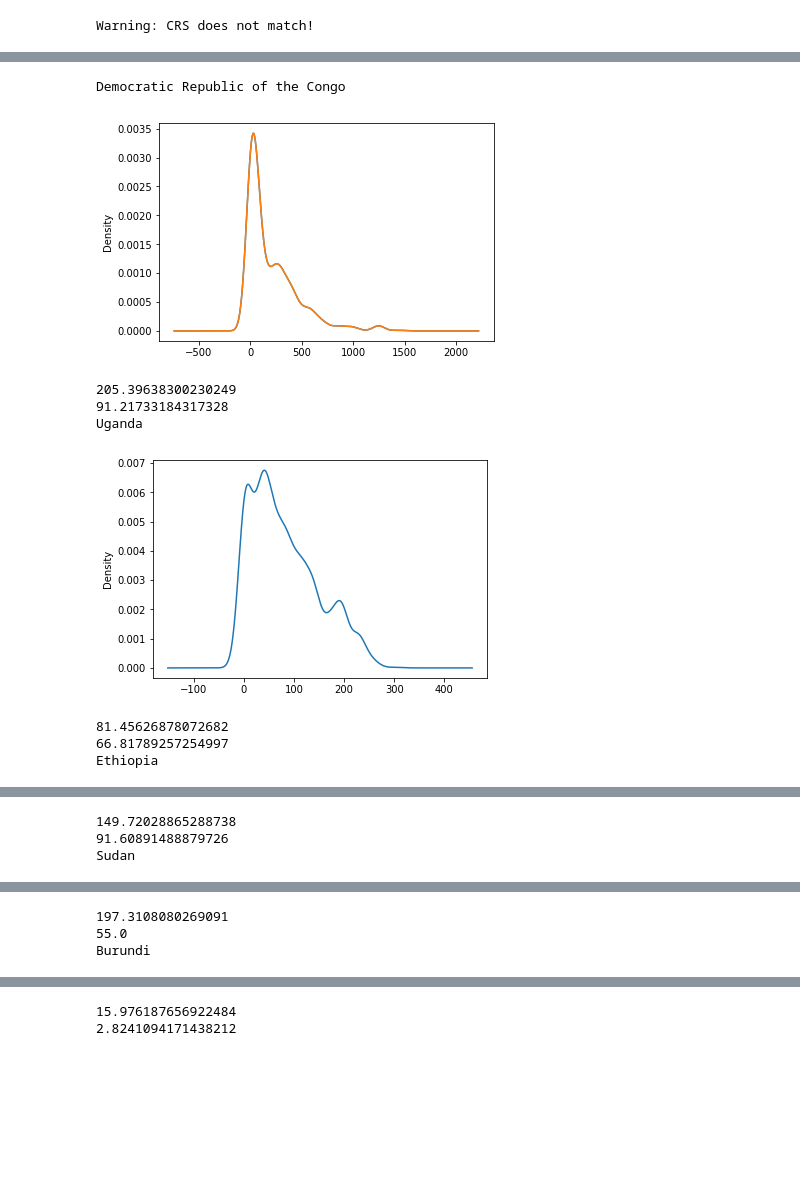
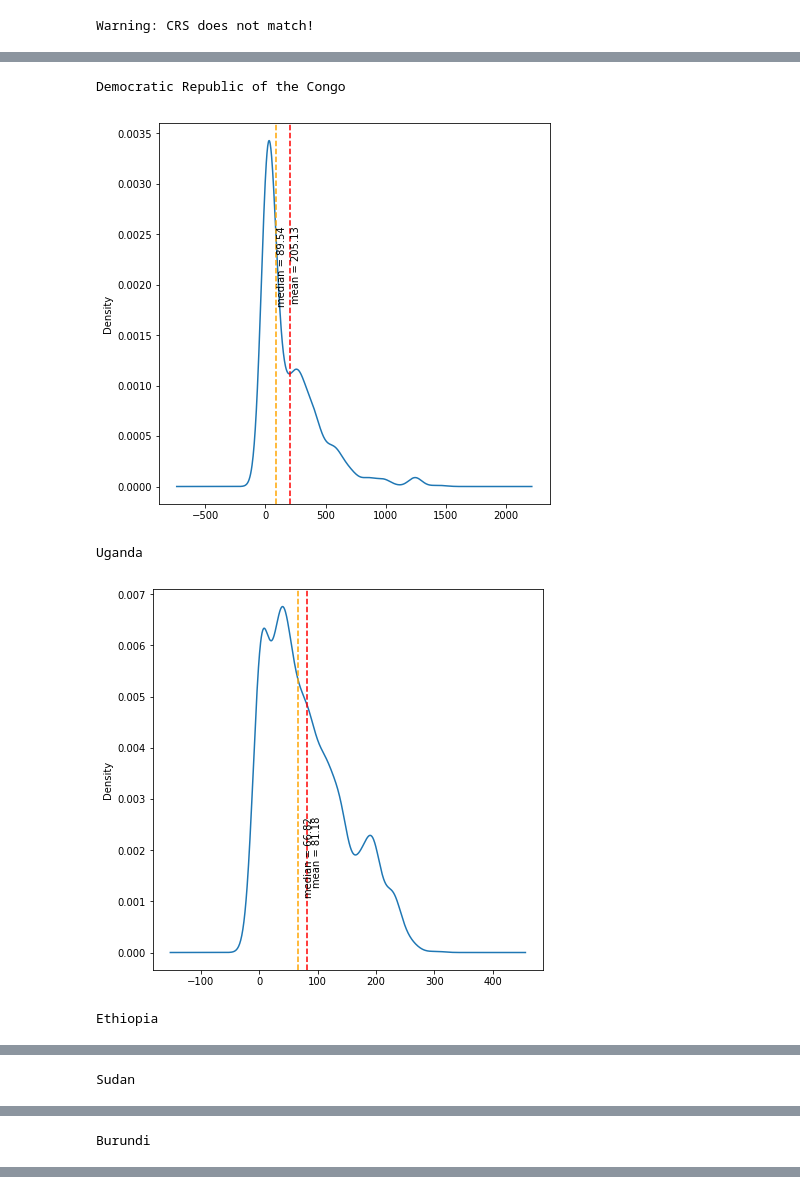
Before and after one commit to ytolochko/Diploma, a Jupyter notebook: Exploratory_geopds.ipynb, the cells around one changed output, grey strips where cells are left out. Saved outputs shown, nothing was run; the diff lists cells and outputs as text; code cells hidden in the pictures; blank space fills up the shorter version.

```diff
--- a/Exploratory_geopds.ipynb
+++ b/Exploratory_geopds.ipynb
@@ -447,8 +465,8 @@ def estimate_relationship_bayesian(group_name, aid_group):
 
     print(pm.summary(normal_trace))
 
-    pm.traceplot(normal_trace, figsize = (20, 15))
-    plt.savefig('Graphs\\traceplot_%s.png' % (group_name))
+    pm.traceplot(normal_trace, figsize = (20, 15), combined=True)
+    plt.savefig('Graphs\\traceplot_reduced_%s.png' % (group_name))
 
 for key, value in four_groups.items():
     print(key)
@@ -611,8 +626,8 @@ for country in geoaid:
 lagged_geoaid = lagged_geoaid[lagged_geoaid['year'] >= 1999]
 # %%
 aggregate_conflict = pd.read_csv('Data\\conflict_data\\gedevents-2018-07-13.csv', header = 0, index_col = 0)
-geometry = [Point(xy) for xy in zip(aggredate_conflict.longitude, aggredate_conflict.latitude)]
-aggregate_conflict = gpd.GeoDataFrame(aggredate_conflict, crs = {'init': 'epsg:4326'}, geometry = geometry)
+geometry = [Point(xy) for xy in zip(aggregate_conflict.longitude, aggregate_conflict.latitude)]
+aggregate_conflict = gpd.GeoDataFrame(aggregate_conflict, crs = {'init': 'epsg:4326'}, geometry = geometry)
 # %%
 temp = pd.DataFrame()
 aggregate_conflict = gpd.sjoin(aggregate_conflict, all_provinces, how = 'inner')
@@ -652,7 +667,7 @@ OLS Regression Results
 def plot_distances_new(year, aid_df):
     min_dists = []
     for aid_project in aid_df[aid_df['year'] == year]['geometry']:
-        min_dists.append(min(aggredate_conflict[aggredate_conflict['year'] == year + 1]['geometry'].distance(aid_project)))
+        min_dists.append(min(aggregate_conflict[aggregate_conflict['year'] == year + 1]['geometry'].distance(aid_project)))
 
     min_dists = pd.Series(min_dists) * 110
 
@@ -665,22 +680,27 @@ def plot_distances_new(year, aid_df):
 # %%
 for country in geoaid:
     print(country['NAME_0'].iloc[0])
     country_dist = pd.Series()
     for year in range(1999, 2009):
         country_dist = country_dist.append(plot_distances_new(year, country))
 
 
+
+    fig = plt.figure(figsize = (7, 7))
+
     country_dist.plot.density()
+
+    plt.axvline(country_dist.mean(), color = 'r', linestyle = '--')
+    plt.text(country_dist.mean()+10,0.0025,'mean = {0:.2f}'.format(country_dist.mean()), rotation=90, fontsize=10)
+
+    plt.axvline(country_dist.median(), color = 'orange', linestyle = '--')
+    plt.text(country_dist.median()+10,0.0025,'median = {0:.2f}'.format(country_dist.median()), rotation=90, fontsize=10)
+
+    plt.savefig('Graphs\\NN_distance_{}.png'.format(country['NAME_0'].iloc[0]), bbox_inches='tight')
     plt.show()
-    print(country_dist.mean())
-    print(country_dist.median())
 # %% [output]
 Democratic Republic of the Congo
-[figure, old version]
+[figure, new version]
-205.39638300230249
-91.21733184317328
 Uganda
-[figure, old version]
+[figure, new version]
-81.45626878072682
-66.81789257254997
 Ethiopia
@@ -688,3 +708 @@ Ethiopia
-149.72028865288738
-91.60891488879726
 Sudan
@@ -692,3 +710 @@ Sudan
-197.3108080269091
-55.0
 Burundi
@@ -696,2 +711,0 @@ Burundi
-15.976187656922484
-2.8241094171438212
```
Also changed, not shown: parts of 12 cells of this notebook, 21 other files.
